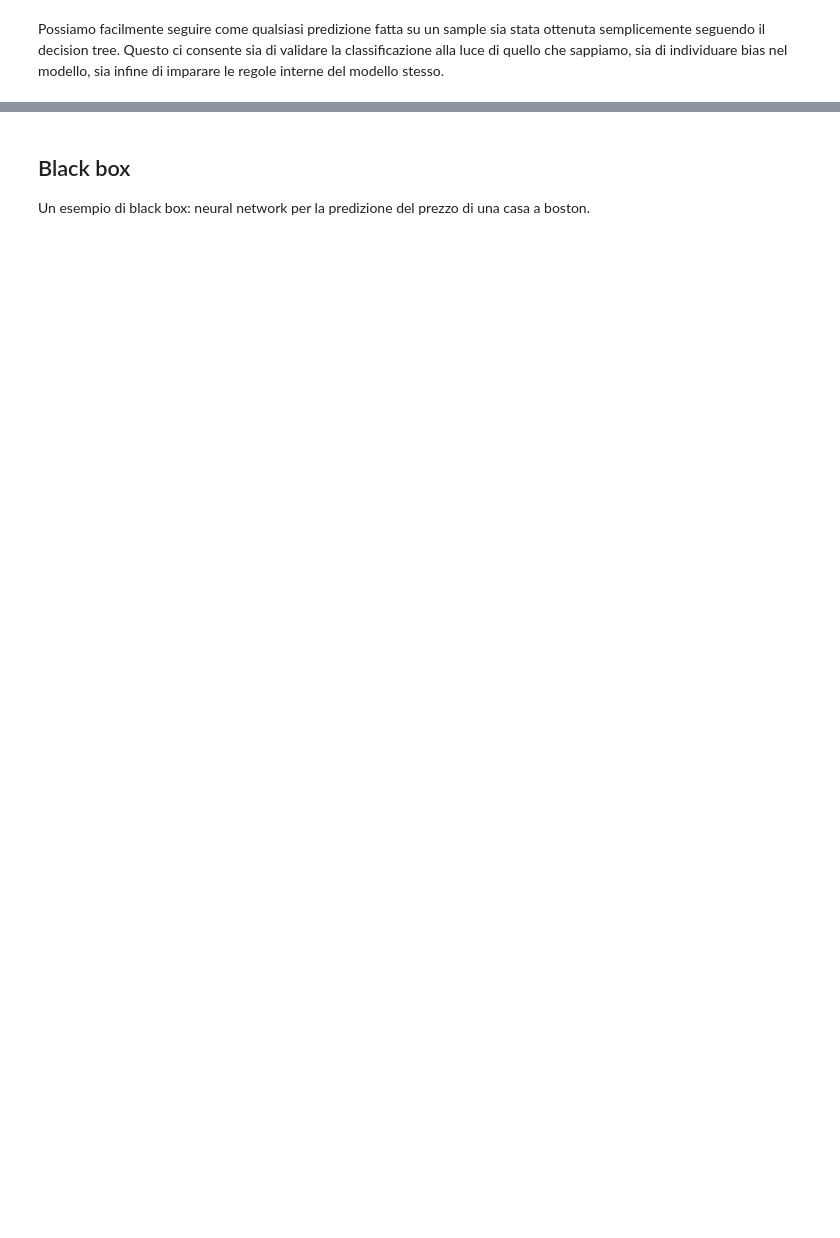
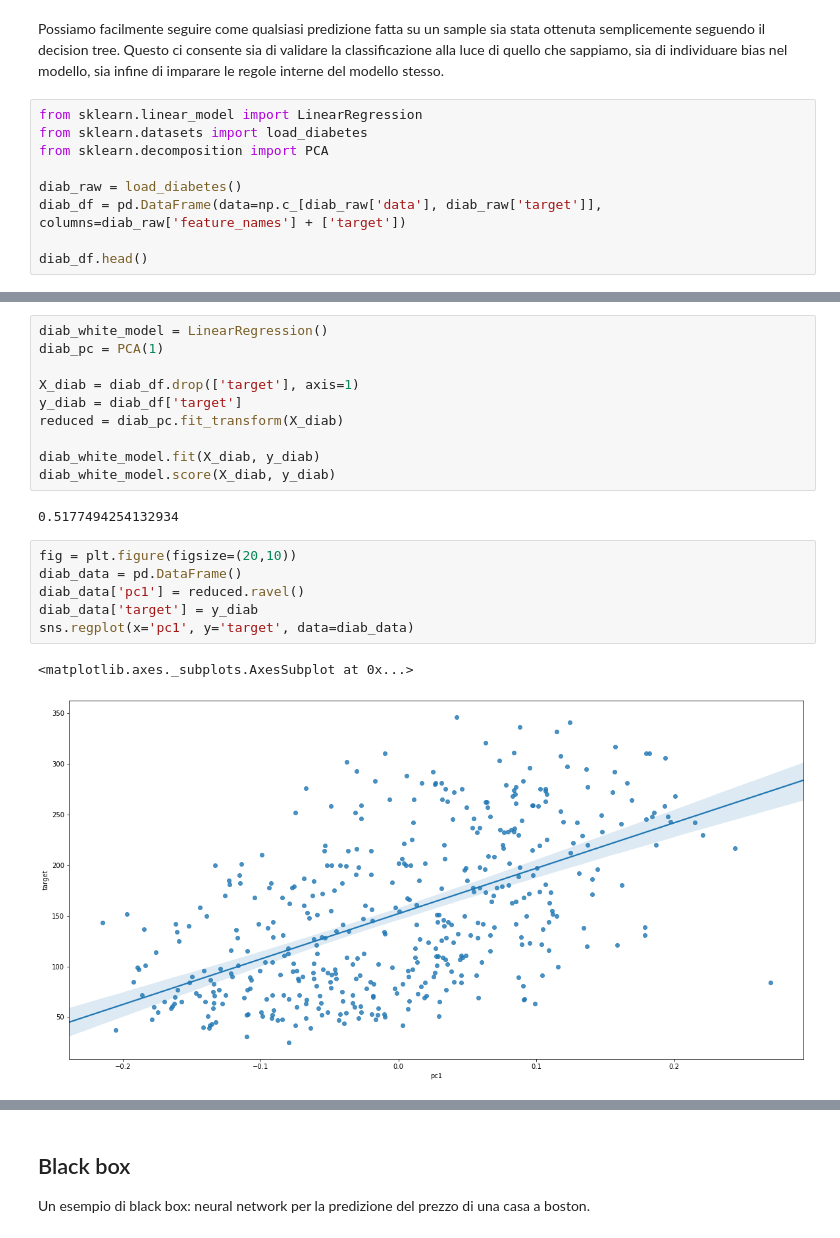
Before and after one commit to YeasterEgg/jupyter-stuff, a Jupyter notebook: learning-burgers/model_interpretability.ipynb, the cells around one changed output, grey strips where cells are left out. Drawn from its saved outputs; the diff is of its cells as text; blank space fills up the shorter version.

```diff
--- a/learning-burgers/model_interpretability.ipynb
+++ b/learning-burgers/model_interpretability.ipynb
@@ -83,2 +77,11 @@ clf.score(X, y)
 # %% [markdown]
 Possiamo facilmente seguire come qualsiasi predizione fatta su un sample sia stata ottenuta semplicemente seguendo il decision tree. Questo ci consente sia di validare la classificazione alla luce di quello che sappiamo, sia di individuare bias nel modello, sia infine di imparare le regole interne del modello stesso.
+# %%
+from sklearn.linear_model import LinearRegression
+from sklearn.datasets import load_diabetes
+from sklearn.decomposition import PCA
+
+diab_raw = load_diabetes()
+diab_df = pd.DataFrame(data=np.c_[diab_raw['data'], diab_raw['target']], columns=diab_raw['feature_names'] + ['target'])
+
+diab_df.head()
@@ -84,0 +95,21 @@ Possiamo facilmente seguire come qualsiasi predizione fatta su un sample sia sta
+# %%
+diab_white_model = LinearRegression()
+diab_pc = PCA(1)
+
+X_diab = diab_df.drop(['target'], axis=1)
+y_diab = diab_df['target']
+reduced = diab_pc.fit_transform(X_diab)
+
+diab_white_model.fit(X_diab, y_diab)
+diab_white_model.score(X_diab, y_diab)
+# %% [output]
+0.5177494254132934
+# %%
+fig = plt.figure(figsize=(20,10))
+diab_data = pd.DataFrame()
+diab_data['pc1'] = reduced.ravel()
+diab_data['target'] = y_diab
+sns.regplot(x='pc1', y='target', data=diab_data)
+# %% [output]
+<matplotlib.axes._subplots.AxesSubplot at 0x...>
+[figure, added]
```
Also changed, not shown: parts of 26 cells of this notebook, 2 other files.
